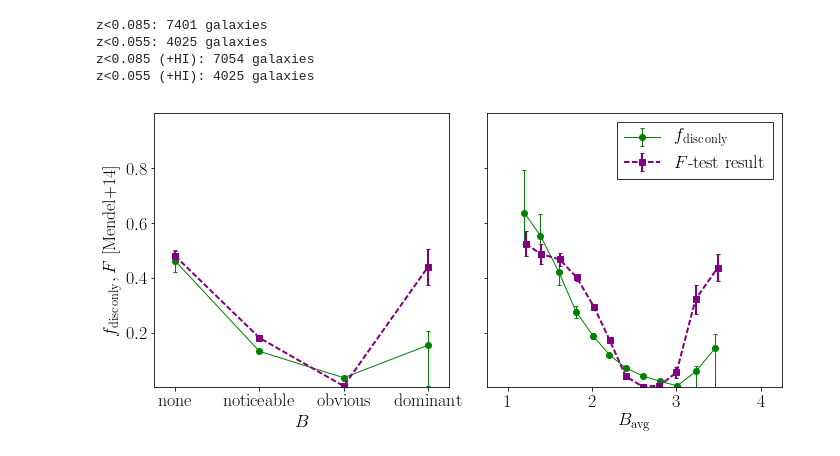
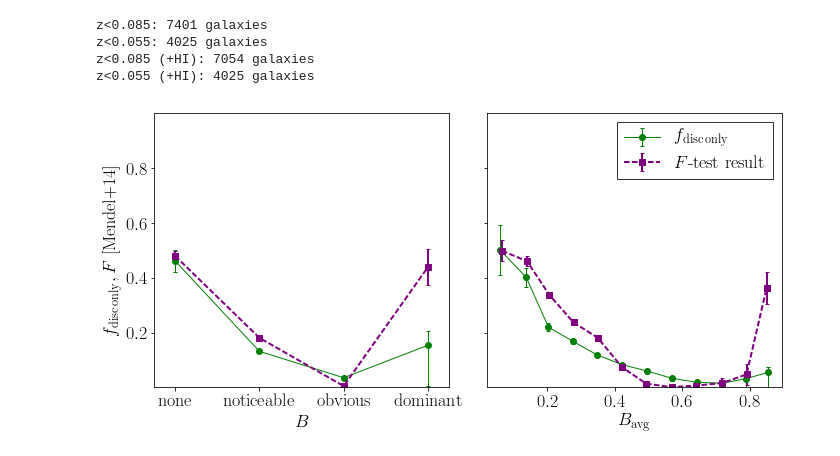
Before and after one commit to RossHart/Donghia_paper, a Jupyter notebook: data_selection.ipynb, the cells around one changed output. Drawn from its saved outputs; the diff is of its cells as text; code cells hidden in the pictures.

```diff
--- a/data_selection.ipynb
+++ b/data_selection.ipynb
@@ -219,8 +219,10 @@ B_array = np.array([gz2_data[b] for b in B_columns]).T
 B_max = np.argmax(B_array,axis=1) + 1
 B_sum = np.sum(B_array,axis=1)
 B_avg = np.zeros(len(B_array))
-for b in range(4):
-    B_avg += B_array[:,b] * (b+1)
+
+weight_values = (0,0.2,0.8,1)
+for b, w in enumerate(weight_values):
+    B_avg += B_array[:,b] * w
 B_avg = B_avg / B_sum
 
 ##################################################################
@@ -259,34 +261,34 @@ xy.error_plot(ax,style='errorbar',label='$F$-test result',
               color='purple',marker='s',lw=2,capsize=2,linestyle='dashed')
 
 _ = ax.set_xlabel('$B$')
 _ = ax.set_ylabel('$f_\mathrm{disc \, only}, F$ [Mendel+14]')
 _ = ax.set_xticks([1,2,3,4])
 _ = ax.set_xlim(0.75,4.25)
 _ = ax.set_xticklabels(['none','noticeable','obvious','dominant'])
 #_ = ax.legend(loc='upper right',fancybox=False,edgecolor='k')
 ##########################################
 ax = axarr[1]
 
 x = B_avg[hi_z_hi_sample]
 y = structure_data[hi_z_hi_sample]['Type'] == 2
 
 xy = x_vs_y(x,y).fraction_with_feature(bins=12,equal_N=False)
 xy.error_plot(ax,style='errorbar',label='$f_\mathrm{disc \, only}$',
               marker='o',color='g',lw=1,capsize=2)
 
 y = structure_data['PpS_mendel'][hi_z_hi_sample]
 xy = x_vs_y(x,y).continuous_vs_continuous_binned_median(bins=12,equal_N=False)
 xy.error_plot(ax,style='errorbar',label='$F$-test result',
               color='purple',marker='s',lw=2,capsize=2,linestyle='dashed')
 
 _ = ax.set_xlabel('$B_\mathrm{avg}$')
-_ = ax.set_xticks([1,2,3,4])
-_ = ax.set_xlim(0.75,4.25)
+#_ = ax.set_xticks([1,2,3,4])
+#_ = ax.set_xlim(0.75,4.25)
 _ = ax.set_ylim(0,1)
 #_ = ax.set_ylabel('$f_\mathrm{disc \, only}, F$ [Mendel+14]')
 _ = ax.legend(loc='upper right',fancybox=False,edgecolor='k')
 
 fig.tight_layout()
-fig.savefig('figures/f_test_results.pdf')
+fig.savefig('figures/bulge_test.pdf')
 # %% [output]
-[figure, old version]
+[figure, new version]
```
Also changed, not shown: parts of 2 cells of this notebook, 4 other files.
